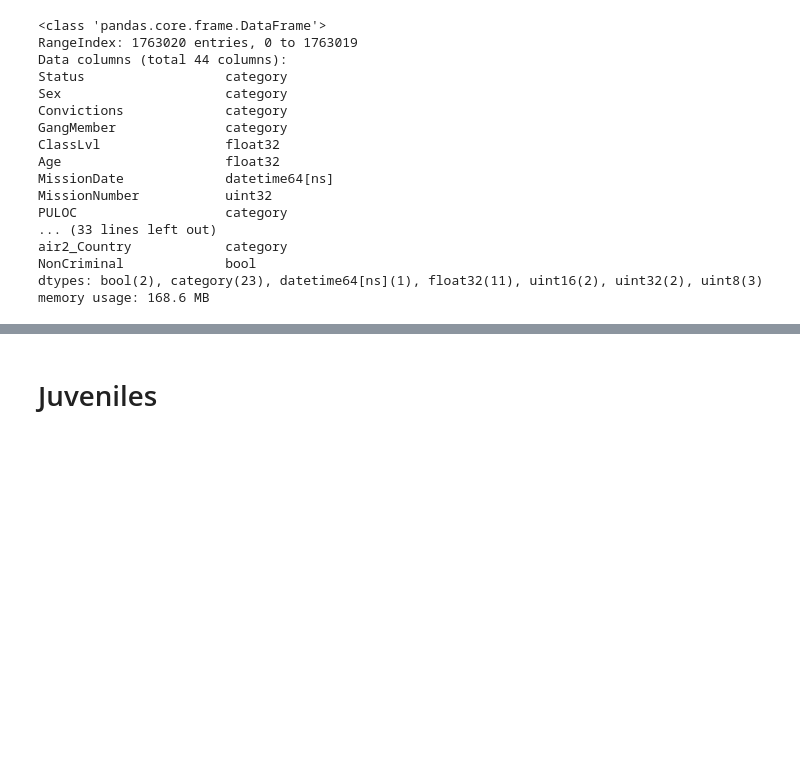
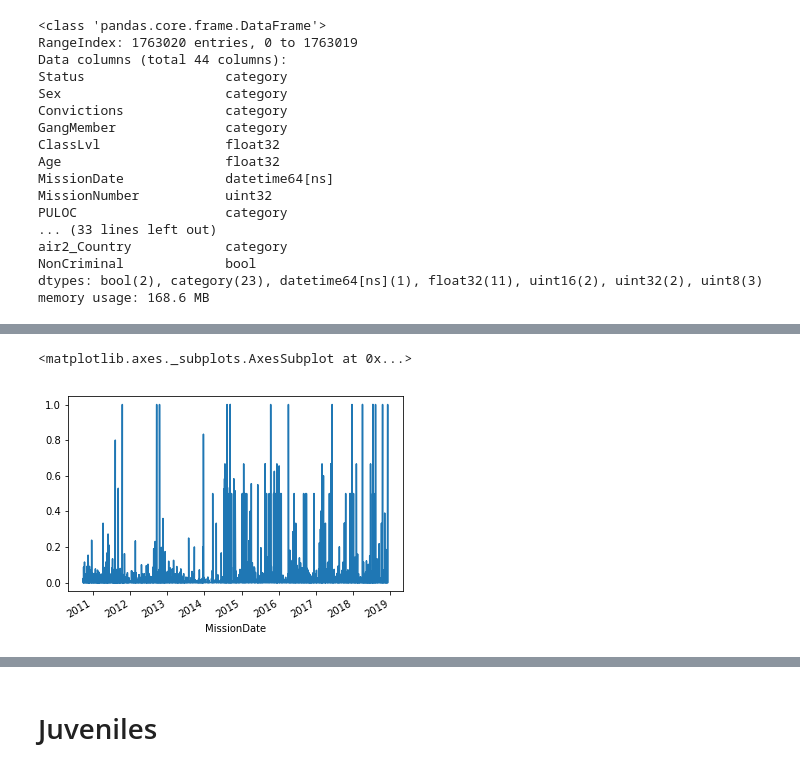
Before and after one commit to UWCHR/ice-air, a Jupyter notebook: analyze/note/juveniles.ipynb, the cells around one changed output, grey strips where cells are left out. Saved outputs shown, nothing was run; the diff lists cells and outputs as text; code cells hidden in the pictures; blank space fills up the shorter version.

```diff
--- a/analyze/note/juveniles.ipynb
+++ b/analyze/note/juveniles.ipynb
@@ -44,0 +112,15 @@ memory usage: 168.6 MB
+# %%
+t['JuvPercent'] = t['JuvCount'] / t['TotalCount']
+# %%
+t.set_index('MissionDate', inplace=True)
+# %%
+tr = t[t['R-T'] == 'R'].copy()
+tt = t[t['R-T'] == 'T'].copy()
+# %%
+tr.sort_index(inplace=True)
+tt.sort_index(inplace=True)
+# %%
+tr['JuvPercent'].plot()
+# %% [output]
+<matplotlib.axes._subplots.AxesSubplot at 0x...>
+[figure, added]
```
Also changed, not shown: parts of 79 cells of this notebook, 2 other files.
